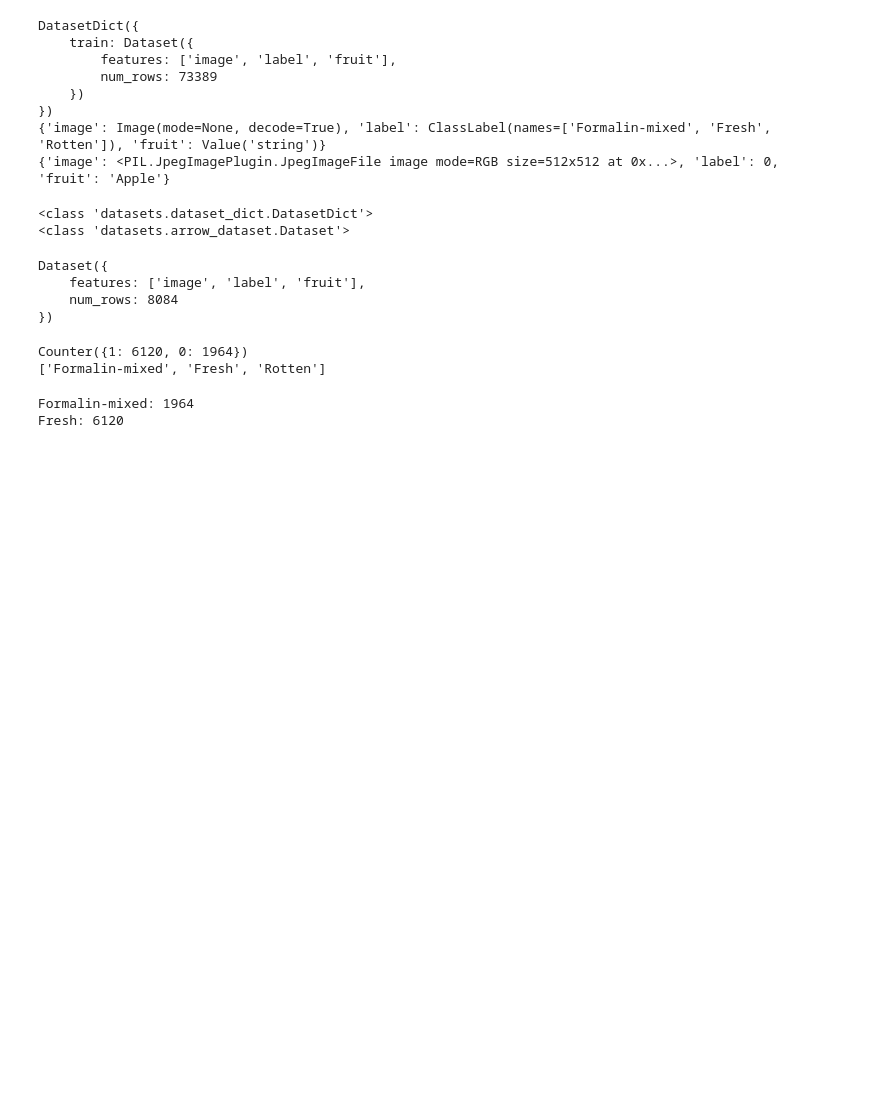
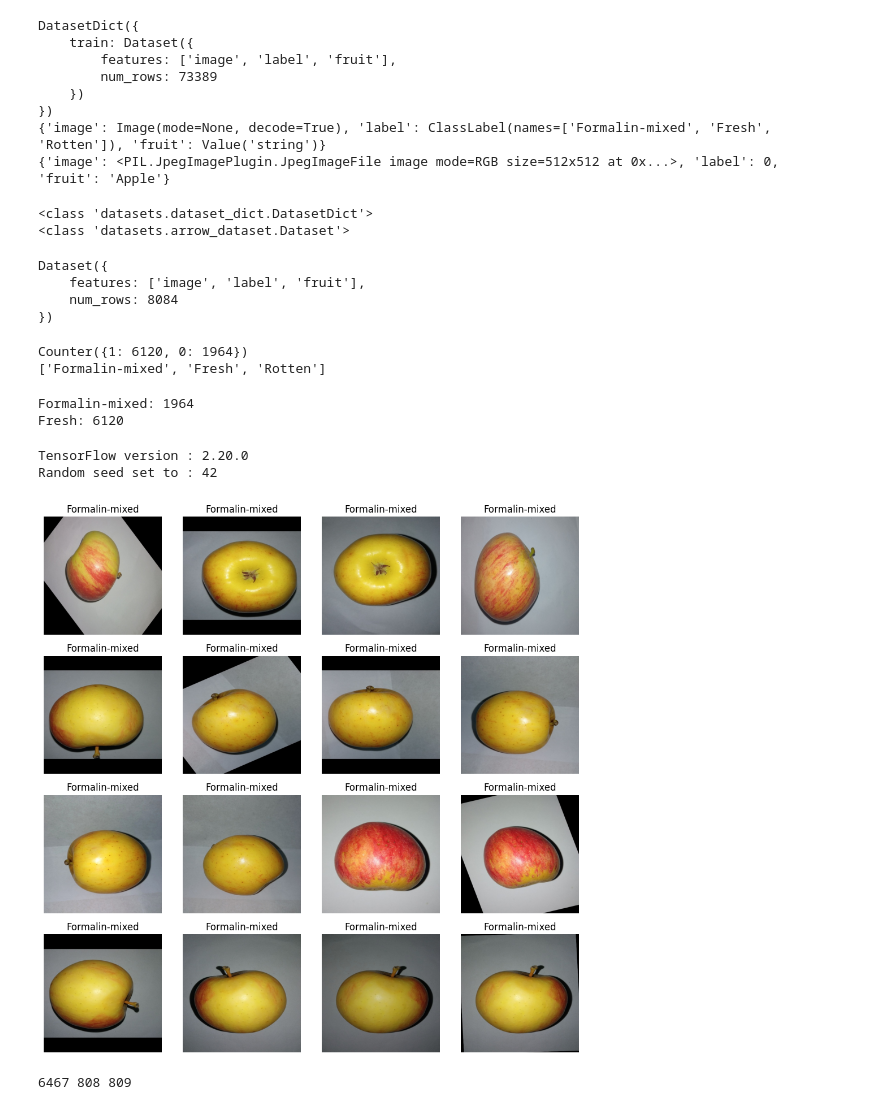
Before and after one commit to abasiofon-sendan/apple-quality-ai-detector, a Jupyter notebook: notebook/data-processing.ipynb, the cells around one changed output. Saved outputs shown, nothing was run; the diff lists cells and outputs as text; code cells hidden in the pictures; blank space fills up the shorter version.

```diff
--- a/notebook/data-processing.ipynb
+++ b/notebook/data-processing.ipynb
@@ -101,0 +116,55 @@ Fresh: 6120
+# %%
+SEED = 42
+random.seed(SEED)
+np.random.seed(SEED)
+tf.random.set_seed(SEED)
+os.environ['PYTHONHASEDSEED'] = str(SEED)
+os.environ['TF_DETERMINISTIC_OPS'] ='1'
+
+
+print(f'TensorFlow version : {tf.__version__}')
+print(f'Random seed set to : {SEED}')
+# %% [output]
+TensorFlow version : 2.20.0
+Random seed set to : 42
+# %%
+import matplotlib.pyplot as plt
+
+label_names = ds["train"].features["label"].names
+
+plt.figure(figsize=(10, 10))
+
+for i in range(16):
+    sample = apple_binary[i]
+
+    plt.subplot(4, 4, i + 1)
+    plt.imshow(sample["image"])
+    plt.title(label_names[sample["label"]])
+    plt.axis("off")
+
+plt.tight_layout()
+plt.show()
+# %% [output]
+[figure, added]
+# %%
+split = apple_binary.train_test_split(
+    test_size=0.2,
+    seed=SEED,
+    stratify_by_column="label"
+)
+
+train_ds = split["train"]
+temp_ds = split["test"]
+
+split2 = temp_ds.train_test_split(
+    test_size=0.5,
+    seed=SEED,
+    stratify_by_column="label"
+)
+
+val_ds = split2["train"]
+test_ds = split2["test"]
+
+print(len(train_ds), len(val_ds), len(test_ds))
+# %% [output]
+6467 808 809
```
Also changed, not shown: parts of 17 cells of this notebook.
